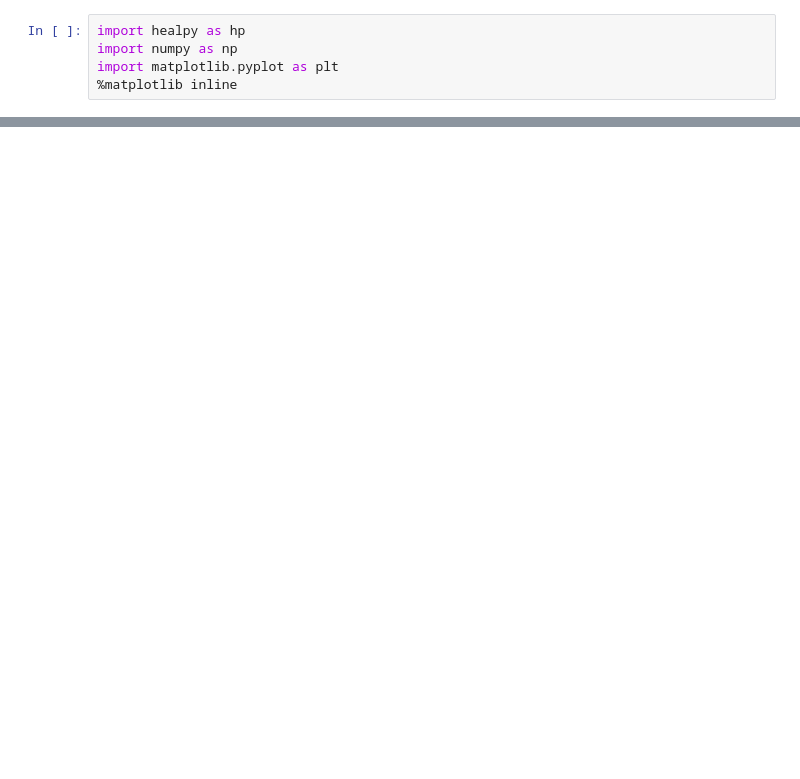
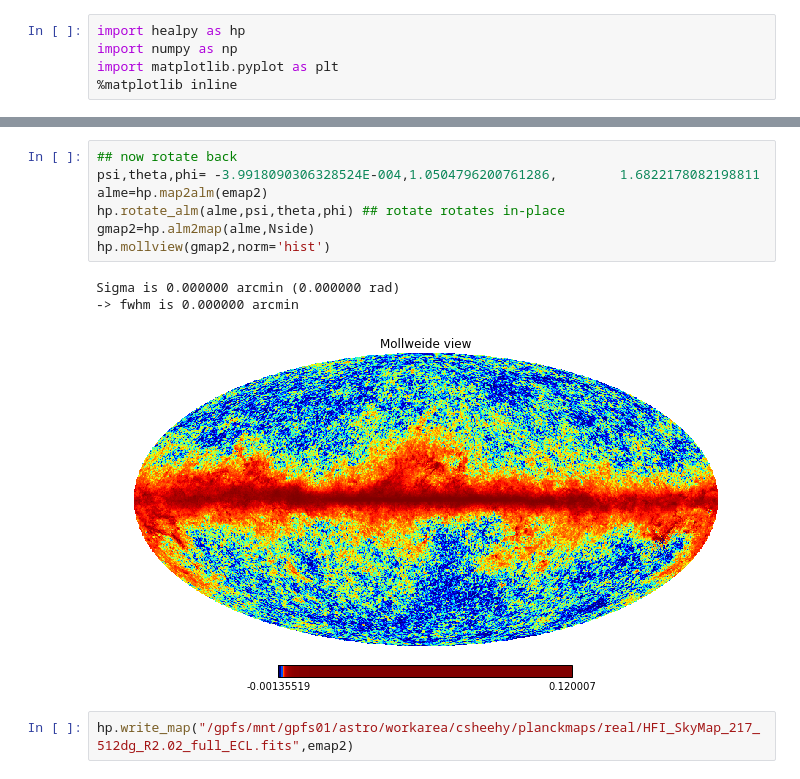
Before and after one commit to csheehy/decorr, a Jupyter notebook: G2Erot.ipynb, the cells around one changed output, grey strips where cells are left out. Saved outputs shown, nothing was run; the diff lists cells and outputs as text; blank space fills up the shorter version.

```diff
--- a/G2Erot.ipynb
+++ b/G2Erot.ipynb
@@ -67,0 +65,13 @@ Sigma is 0.000000 arcmin (0.000000 rad)
+# %%
+## now rotate back
+psi,theta,phi= -3.9918090306328524E-004,1.0504796200761286,        1.6822178082198811
+alme=hp.map2alm(emap2)
+hp.rotate_alm(alme,psi,theta,phi) ## rotate rotates in-place
+gmap2=hp.alm2map(alme,Nside)
+hp.mollview(gmap2,norm='hist')
+# %% [output]
+Sigma is 0.000000 arcmin (0.000000 rad)
+-> fwhm is 0.000000 arcmin
+[figure, added]
+# %%
+hp.write_map("/gpfs/mnt/gpfs01/astro/workarea/csheehy/planckmaps/real/HFI_SkyMap_217_512dg_R2.02_full_ECL.fits",emap2)
```
Also changed, not shown: parts of 5 cells of this notebook, 2 other files.
